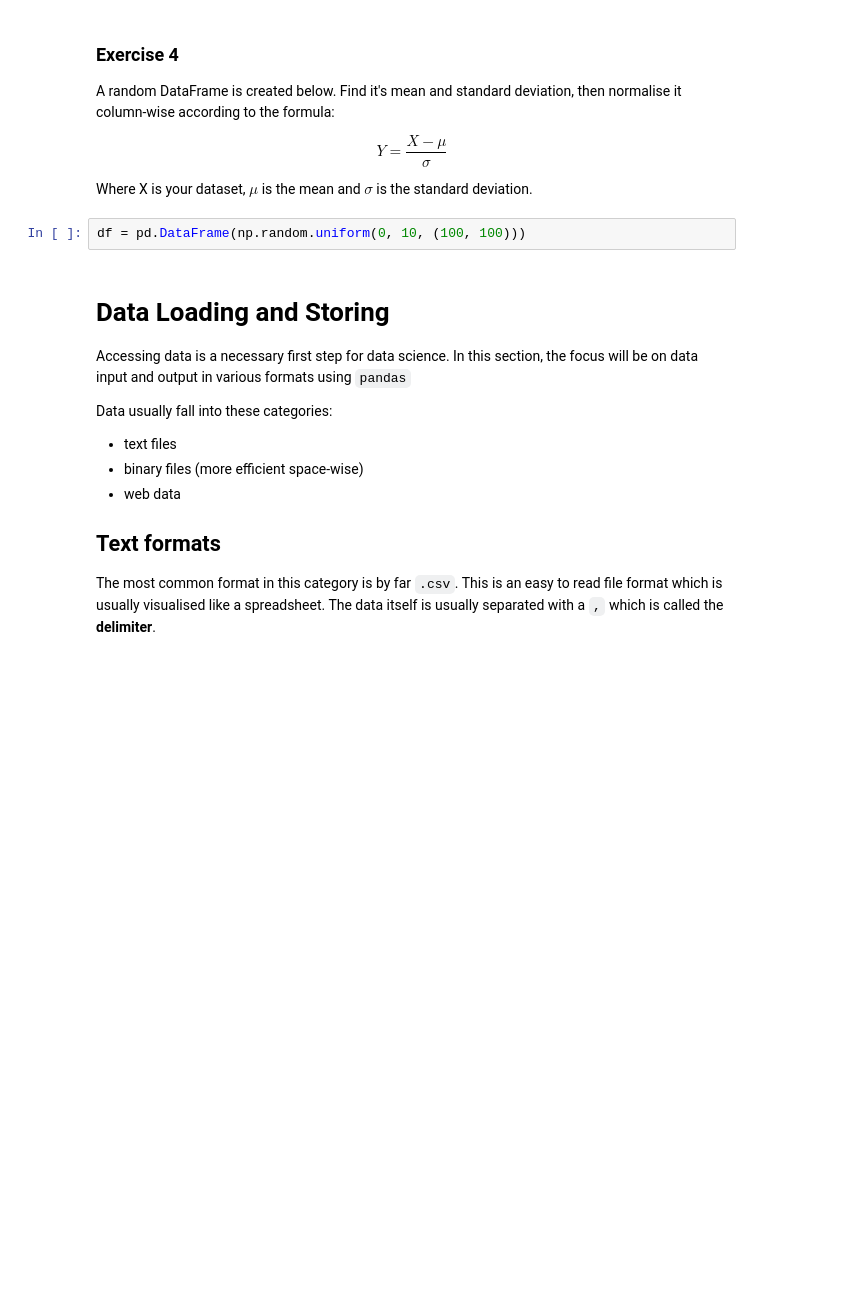
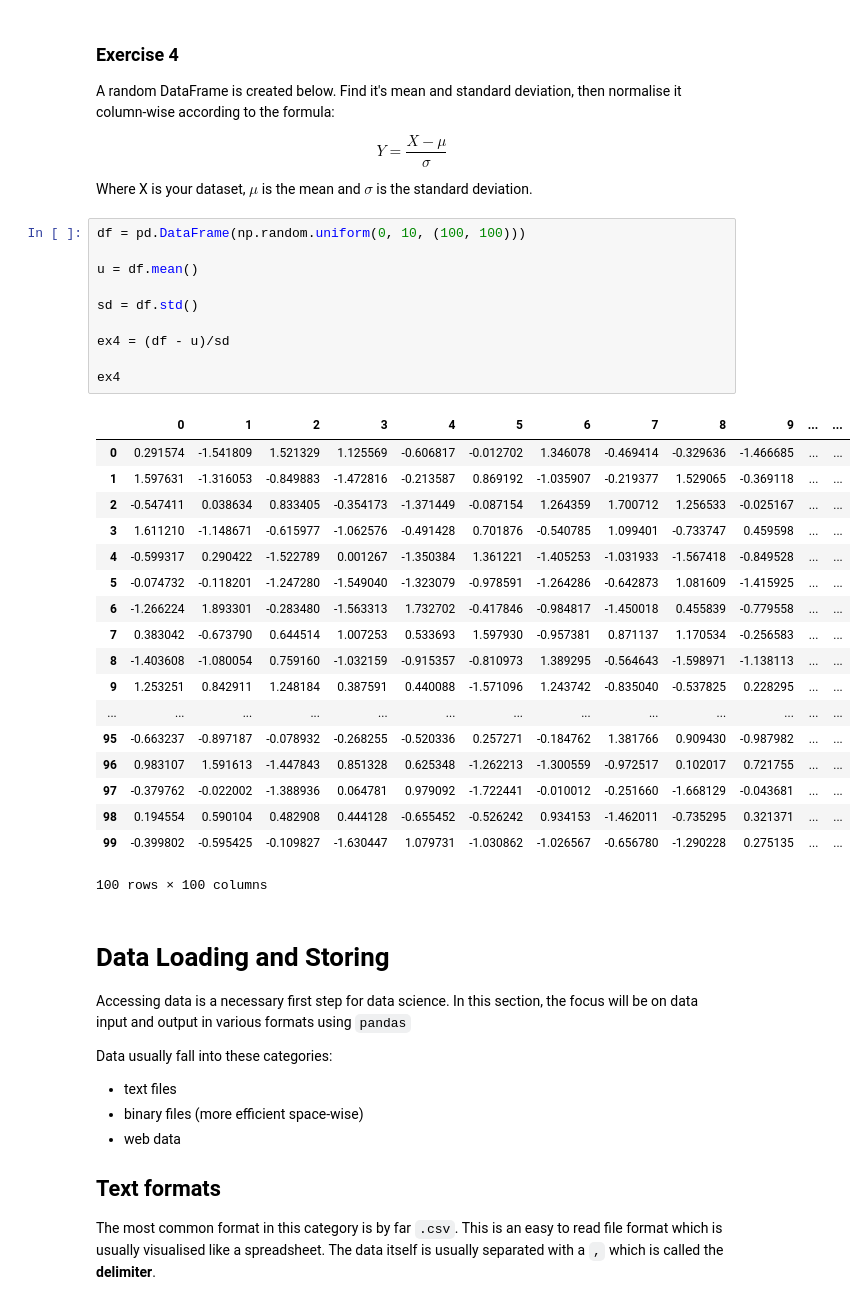
Before and after one commit to beverlytan/python-intro, a Jupyter notebook: info-svcs/python-data-5-pandas.ipynb, the cells around one changed output. Drawn from its saved outputs; the diff is of its cells as text; blank space fills up the shorter version.

```diff
--- a/info-svcs/python-data-5-pandas.ipynb
+++ b/info-svcs/python-data-5-pandas.ipynb
@@ -408,6 +819,33 @@ $$ Y = \frac{X - \mu}{\sigma} $$
 Where X is your dataset, $\mu$ is the mean and $\sigma$ is the standard deviation.
 # %%
 df = pd.DataFrame(np.random.uniform(0, 10, (100, 100)))
+
+u = df.mean()
+
+sd = df.std()
+
+ex4 = (df - u)/sd
+
+ex4
+# %% [output]
+|  | 0 | 1 | 2 | 3 | 4 | 5 | 6 | 7 | 8 | 9 | ... | ... |
+| 0 | 0.291574 | -1.541809 | 1.521329 | 1.125569 | -0.606817 | -0.012702 | 1.346078 | -0.469414 | -0.329636 | -1.466685 | ... | ... |
+| 1 | 1.597631 | -1.316053 | -0.849883 | -1.472816 | -0.213587 | 0.869192 | -1.035907 | -0.219377 | 1.529065 | -0.369118 | ... | ... |
+| 2 | -0.547411 | 0.038634 | 0.833405 | -0.354173 | -1.371449 | -0.087154 | 1.264359 | 1.700712 | 1.256533 | -0.025167 | ... | ... |
+| 3 | 1.611210 | -1.148671 | -0.615977 | -1.062576 | -0.491428 | 0.701876 | -0.540785 | 1.099401 | -0.733747 | 0.459598 | ... | ... |
+| 4 | -0.599317 | 0.290422 | -1.522789 | 0.001267 | -1.350384 | 1.361221 | -1.405253 | -1.031933 | -1.567418 | -0.849528 | ... | ... |
+| 5 | -0.074732 | -0.118201 | -1.247280 | -1.549040 | -1.323079 | -0.978591 | -1.264286 | -0.642873 | 1.081609 | -1.415925 | ... | ... |
+| 6 | -1.266224 | 1.893301 | -0.283480 | -1.563313 | 1.732702 | -0.417846 | -0.984817 | -1.450018 | 0.455839 | -0.779558 | ... | ... |
+| 7 | 0.383042 | -0.673790 | 0.644514 | 1.007253 | 0.533693 | 1.597930 | -0.957381 | 0.871137 | 1.170534 | -0.256583 | ... | ... |
+| 8 | -1.403608 | -1.080054 | 0.759160 | -1.032159 | -0.915357 | -0.810973 | 1.389295 | -0.564643 | -1.598971 | -1.138113 | ... | ... |
+| 9 | 1.253251 | 0.842911 | 1.248184 | 0.387591 | 0.440088 | -1.571096 | 1.243742 | -0.835040 | -0.537825 | 0.228295 | ... | ... |
+| ... | ... | ... | ... | ... | ... | ... | ... | ... | ... | ... | ... | ... |
+| 95 | -0.663237 | -0.897187 | -0.078932 | -0.268255 | -0.520336 | 0.257271 | -0.184762 | 1.381766 | 0.909430 | -0.987982 | ... | ... |
+| 96 | 0.983107 | 1.591613 | -1.447843 | 0.851328 | 0.625348 | -1.262213 | -1.300559 | -0.972517 | 0.102017 | 0.721755 | ... | ... |
+| 97 | -0.379762 | -0.022002 | -1.388936 | 0.064781 | 0.979092 | -1.722441 | -0.010012 | -0.251660 | -1.668129 | -0.043681 | ... | ... |
+| 98 | 0.194554 | 0.590104 | 0.482908 | 0.444128 | -0.655452 | -0.526242 | 0.934153 | -1.462011 | -0.735295 | 0.321371 | ... | ... |
+| 99 | -0.399802 | -0.595425 | -0.109827 | -1.630447 | 1.079731 | -1.030862 | -1.026567 | -0.656780 | -1.290228 | 0.275135 | ... | ... |
+100 rows × 100 columns
 # %% [markdown]
 # Data Loading and Storing <a name="loading"></a>
 Accessing data is a necessary first step for data science. In this section, the focus will be on data input and output in various formats using `pandas`
```
Also changed, not shown: parts of 97 cells of this notebook.
